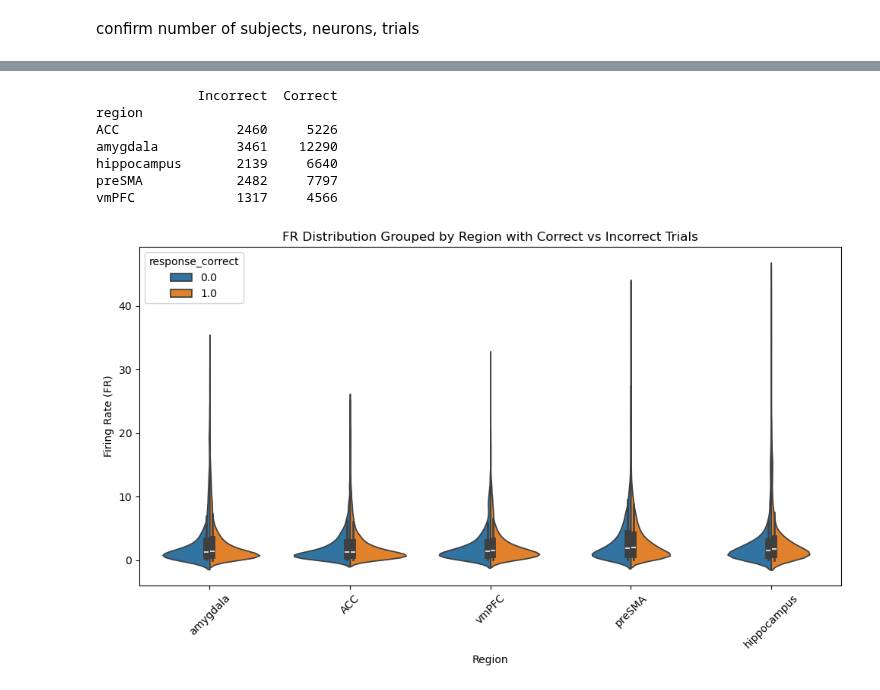
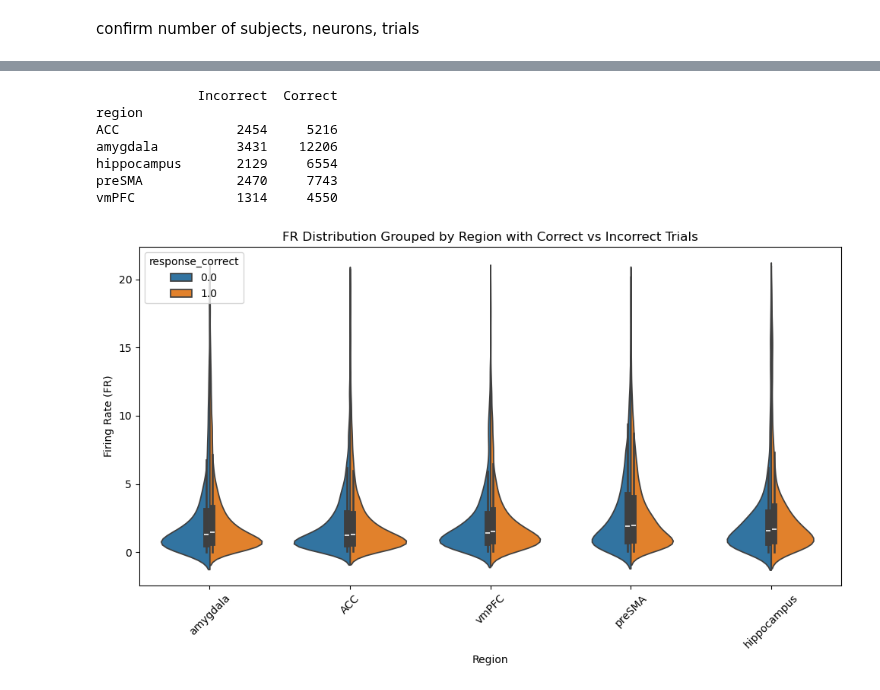
Before and after one commit to NuttidaLab/movie_analysis, a Jupyter notebook: plot.ipynb, the cells around one changed output, grey strips where cells are left out. Drawn from its saved outputs; the diff is of its cells as text; code cells hidden in the pictures.

```diff
--- a/plot.ipynb
+++ b/plot.ipynb
@@ -64,0 +110,11 @@ plt.show()
+# %%
+# discard outliers
+z_scores = stats.zscore(df_recognition['FR'])
+mask = (z_scores < 2) & (z_scores > -2)
+df_recognition = df_recognition[mask]
+df_recognition = df[df['FR'] != 0]
+df_recognition = df[(df['FR'] > 0) & (df['FR'] < 20)]
+print(f'# recognition trials with only 0<FR<20: {len(df_recognition)}')
+sns.histplot(df_recognition['FR'], kde=True)
+plt.title('FR histogram across neurons & trials, for 0<FR<20')
+plt.show()
@@ -65,29 +124,29 @@ plt.show()
 # %%
-correct_vs_incorrect_counts = df_recall.groupby('region')['response_correct'].value_counts().unstack(fill_value=0)
+correct_vs_incorrect_counts = df_recognition.groupby('region')['response_correct'].value_counts().unstack(fill_value=0)
 correct_vs_incorrect_counts.columns = ['Incorrect', 'Correct']
 print(correct_vs_incorrect_counts)
 
 plt.figure(figsize=(10, 6))
 
 # Plot using a violin plot with 'response_correct' hue
-sns.violinplot(data=df_recall, x='region', y='FR', hue='response_correct', split=True)
+sns.violinplot(data=df_recognition, x='region', y='FR', hue='response_correct', split=True)
 
 # Add title and labels
 plt.title('FR Distribution Grouped by Region with Correct vs Incorrect Trials')
 plt.xlabel('Region')
 plt.ylabel('Firing Rate (FR)')
 plt.xticks(rotation=45)
 
 # Adjust layout
 plt.tight_layout()
 # %% [output]
              Incorrect  Correct
 region
-ACC               2460     5226
-amygdala          3461    12290
-hippocampus       2139     6640
-preSMA            2482     7797
-vmPFC             1317     4566
+ACC               2454     5216
+amygdala          3431    12206
+hippocampus       2129     6554
+preSMA            2470     7743
+vmPFC             1314     4550
-[figure, old version]
+[figure, new version]
 # %%
 # Step 1: Create a new column for categorization based on the condition (response_confidence == 3 and correct == 1)
```
Also changed, not shown: parts of 11 cells of this notebook, 1 other file.
